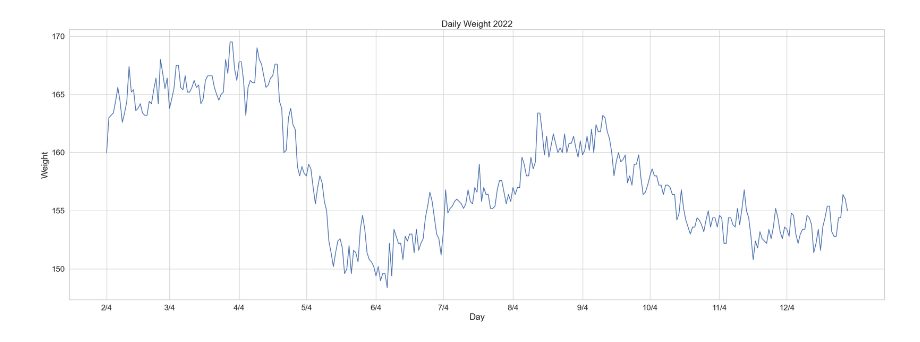
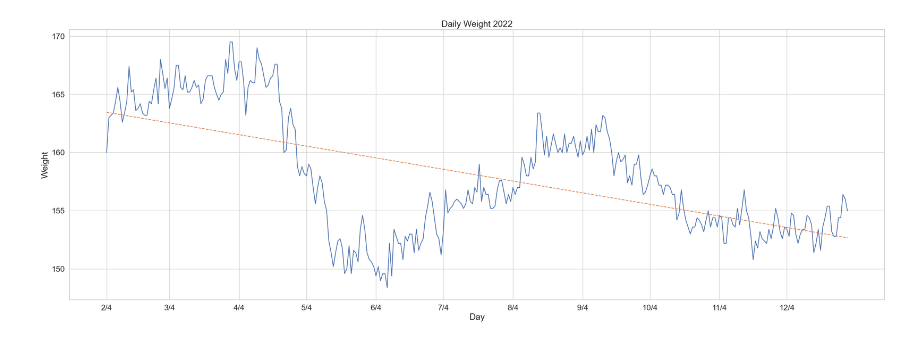
Before and after one commit to jacobsonblanton/2022-Daily-Weight-Data, a Jupyter notebook: datacleaning.ipynb, the cells around one changed output. Saved outputs shown, nothing was run; the diff lists cells and outputs as text; code cells hidden in the pictures.

```diff
--- a/datacleaning.ipynb
+++ b/datacleaning.ipynb
@@ -57,15 +57,12 @@ lx.set(xlabel='Day', ylabel='Weight', title='Daily Weight 2022')
 # setting the number of ticks by month
 plt.xticks(['2/4', '3/4', '4/4', '5/4', '6/4', '7/4', '8/4', '9/4', '10/4', '11/4', '12/4'])
 
-for i in range(0,len(df1.index.values)):
-    print(i)
-
 # adding the trendline to the plot
-#x = np.array(['2/4', '3/4', '4/4', '5/4', '6/4', '7/4', '8/4', '9/4', '10/4', '11/4', '12/4']) # creating a np array for the x values
-#y = np.array(wd) # creating a np array for the y values
-#z = np.polyfit(df1.index.values.astype(str), wd.astype(str), 1)
-#p = np.poly1d(z)
-#lx.plot(x,p(x), linestyle='dashed')
+x = np.array([x for x in range(0,len(df1.index.values))]) # creating a np array for the x values (returning the x index)
+y = np.array([wd[y] for y in range(0,len(wd))]) # creating a np array for the y values (return the weight for each x index)
+z = np.polyfit(x, y, 1)
+p = np.poly1d(z)
+lx.plot(x,p(x), linestyle='dashed')
 
 # finding the variance of the weight over the month
 year_std_dev = np.std(wd)
@@ -89,6 +86,13 @@ lx.plot(df2.index.values, wd)
 
 # defining what the labels will be
 lx.set(xlabel='Day', ylabel='Weight', title='Daily Weight February 2022')
+
+# adding the trendline to the plot
+x = np.array([x for x in range(0,len(df2.index.values))]) # creating a np array for the x values (returning the x index)
+y = np.array([wd[y] for y in range(0,len(wd))]) # creating a np array for the y values (return the weight for each x index)
+z = np.polyfit(x, y, 1)
+p = np.poly1d(z)
+lx.plot(x,p(x), linestyle='dashed')
 
 # finding the variance of the weight over the month
 feb_std_dev = np.std(wd)
@@ -114,6 +118,13 @@ lx.plot(df3.index.values, wd)
 # defining what the values for the axes will be
 lx.set(xlabel='Day', ylabel='Weight', title='Daily Weight March 2022')
 
+# adding the trendline to the plot
+x = np.array([x for x in range(0,len(df3.index.values))]) # creating a np array for the x values (returning the x index)
+y = np.array([wd[y] for y in range(0,len(wd))]) # creating a np array for the y values (return the weight for each x index)
+z = np.polyfit(x, y, 1)
+p = np.poly1d(z)
+lx.plot(x,p(x), linestyle='dashed')
+
 # finding the variance of the weight over the month
 march_std_dev = np.std(wd)
 march_mean = np.mean(wd)
@@ -136,6 +147,13 @@ lx.plot(df4.index.values, wd)
 
 # defining what the values for the axes will be
 lx.set(xlabel='Day', ylabel='Weight', title='Daily Weight April 2022')
+
+# adding the trendline to the plot
+x = np.array([x for x in range(0,len(df4.index.values))]) # creating a np array for the x values (returning the x index)
+y = np.array([wd[y] for y in range(0,len(wd))]) # creating a np array for the y values (return the weight for each x index)
+z = np.polyfit(x, y, 1)
+p = np.poly1d(z)
+lx.plot(x,p(x), linestyle='dashed')
 
 # finding the variance of the weight over the month
 april_std_dev = np.std(wd)
@@ -160,6 +178,13 @@ lx.plot(df5.index.values, wd)
 # defining what the values for the axes will be
 lx.set(xlabel='Day', ylabel='Weight', title='Daily Weight May 2022')
 
+# adding the trendline to the plot
+x = np.array([x for x in range(0,len(df5.index.values))]) # creating a np array for the x values (returning the x index)
+y = np.array([wd[y] for y in range(0,len(wd))]) # creating a np array for the y values (return the weight for each x index)
+z = np.polyfit(x, y, 1)
+p = np.poly1d(z)
+lx.plot(x,p(x), linestyle='dashed')
+
 # finding the variance of the weight over the month
 may_std_dev = np.std(wd)
 may_mean = np.mean(wd)
@@ -182,6 +207,13 @@ lx.plot(df6.index.values, wd)
 
 # defining what the values for the axes will be
 lx.set(xlabel='Day', ylabel='Weight', title='Daily Weight June 2022')
+
+# adding the trendline to the plot
+x = np.array([x for x in range(0,len(df6.index.values))]) # creating a np array for the x values (returning the x index)
+y = np.array([wd[y] for y in range(0,len(wd))]) # creating a np array for the y values (return the weight for each x index)
+z = np.polyfit(x, y, 1)
+p = np.poly1d(z)
+lx.plot(x,p(x), linestyle='dashed')
 
 # finding the variance of the weight over the month
 june_std_dev = np.std(wd)
@@ -206,6 +238,13 @@ lx.plot(df7.index.values, wd)
 # defining what the values for the axes will be
 lx.set(xlabel='Day', ylabel='Weight', title='Daily Weight July 2022')
 
+# adding the trendline to the plot
+x = np.array([x for x in range(0,len(df7.index.values))]) # creating a np array for the x values (returning the x index)
+y = np.array([wd[y] for y in range(0,len(wd))]) # creating a np array for the y values (return the weight for each x index)
+z = np.polyfit(x, y, 1)
+p = np.poly1d(z)
+lx.plot(x,p(x), linestyle='dashed')
+
 # finding the variance of the weight over the month
 july_std_dev = np.std(wd)
 july_mean = np.mean(wd)
@@ -228,6 +267,13 @@ lx.plot(df8.index.values, wd)
 
 # defining what the values for the axes will be
 lx.set(xlabel='Day', ylabel='Weight', title='Daily Weight August 2022')
+
+# adding the trendline to the plot
+x = np.array([x for x in range(0,len(df8.index.values))]) # creating a np array for the x values (returning the x index)
+y = np.array([wd[y] for y in range(0,len(wd))]) # creating a np array for the y values (return the weight for each x index)
+z = np.polyfit(x, y, 1)
+p = np.poly1d(z)
+lx.plot(x,p(x), linestyle='dashed')
 
 # finding the variance of the weight over the month
 august_std_dev = np.std(wd)
@@ -252,6 +298,13 @@ lx.plot(df9.index.values, wd)
 # defining what the values for the axes will be
 lx.set(xlabel='Day', ylabel='Weight', title='Daily Weight September 2022')
 
+# adding the trendline to the plot
+x = np.array([x for x in range(0,len(df9.index.values))]) # creating a np array for the x values (returning the x index)
+y = np.array([wd[y] for y in range(0,len(wd))]) # creating a np array for the y values (return the weight for each x index)
+z = np.polyfit(x, y, 1)
+p = np.poly1d(z)
+lx.plot(x,p(x), linestyle='dashed')
+
 # finding the variance of the weight over the month
 sept_std_dev = np.std(wd)
 sept_mean = np.mean(wd)
@@ -274,6 +327,13 @@ lx.plot(df10.index.values, wd)
 
 # defining what the values for the axes will be
 lx.set(xlabel='Day', ylabel='Weight', title='Daily Weight October 2022')
+
+# adding the trendline to the plot
+x = np.array([x for x in range(0,len(df10.index.values))]) # creating a np array for the x values (returning the x index)
+y = np.array([wd[y] for y in range(0,len(wd))]) # creating a np array for the y values (return the weight for each x index)
+z = np.polyfit(x, y, 1)
+p = np.poly1d(z)
+lx.plot(x,p(x), linestyle='dashed')
 
 # finding the variance of the weight over the month
 oct_std_dev = np.std(wd)
@@ -298,6 +358,13 @@ lx.plot(df11.index.values, wd)
 # defining what the values for the axes will be
 lx.set(xlabel='Day', ylabel='Weight', title='Daily Weight Novemeber 2022')
 
+# adding the trendline to the plot
+x = np.array([x for x in range(0,len(df11.index.values))]) # creating a np array for the x values (returning the x index)
+y = np.array([wd[y] for y in range(0,len(wd))]) # creating a np array for the y values (return the weight for each x index)
+z = np.polyfit(x, y, 1)
+p = np.poly1d(z)
+lx.plot(x,p(x), linestyle='dashed')
+
 # finding the variance of the weight over the month
 nov_std_dev = np.std(wd)
 nov_mean = np.mean(wd)
@@ -320,6 +387,13 @@ lx.plot(df12.index.values, wd)
 
 # defining what the values for the axes will be
 lx.set(xlabel='Day', ylabel='Weight', title='Daily Weight December 2022')
+
+# adding the trendline to the plot
+x = np.array([x for x in range(0,len(df12.index.values))]) # creating a np array for the x values (returning the x index)
+y = np.array([wd[y] for y in range(0,len(wd))]) # creating a np array for the y values (return the weight for each x index)
+z = np.polyfit(x, y, 1)
+p = np.poly1d(z)
+lx.plot(x,p(x), linestyle='dashed')
 
 # finding the variance of the weight over the month
 dec_std_dev = np.std(wd)
@@ -364,5 +438,5 @@ February mean: 164.25599999999997
 Average of monthly standard deviations: 1.808573612388704
 Average of monthly means: 158.17763245356795
 Average of monthly medinas: 158.23636363636365
 Mean of monthly mean: 158.17763245356795
-[figure, old version]
+[figure, new version]
```
Also changed, not shown: parts of 1 cell of this notebook.
